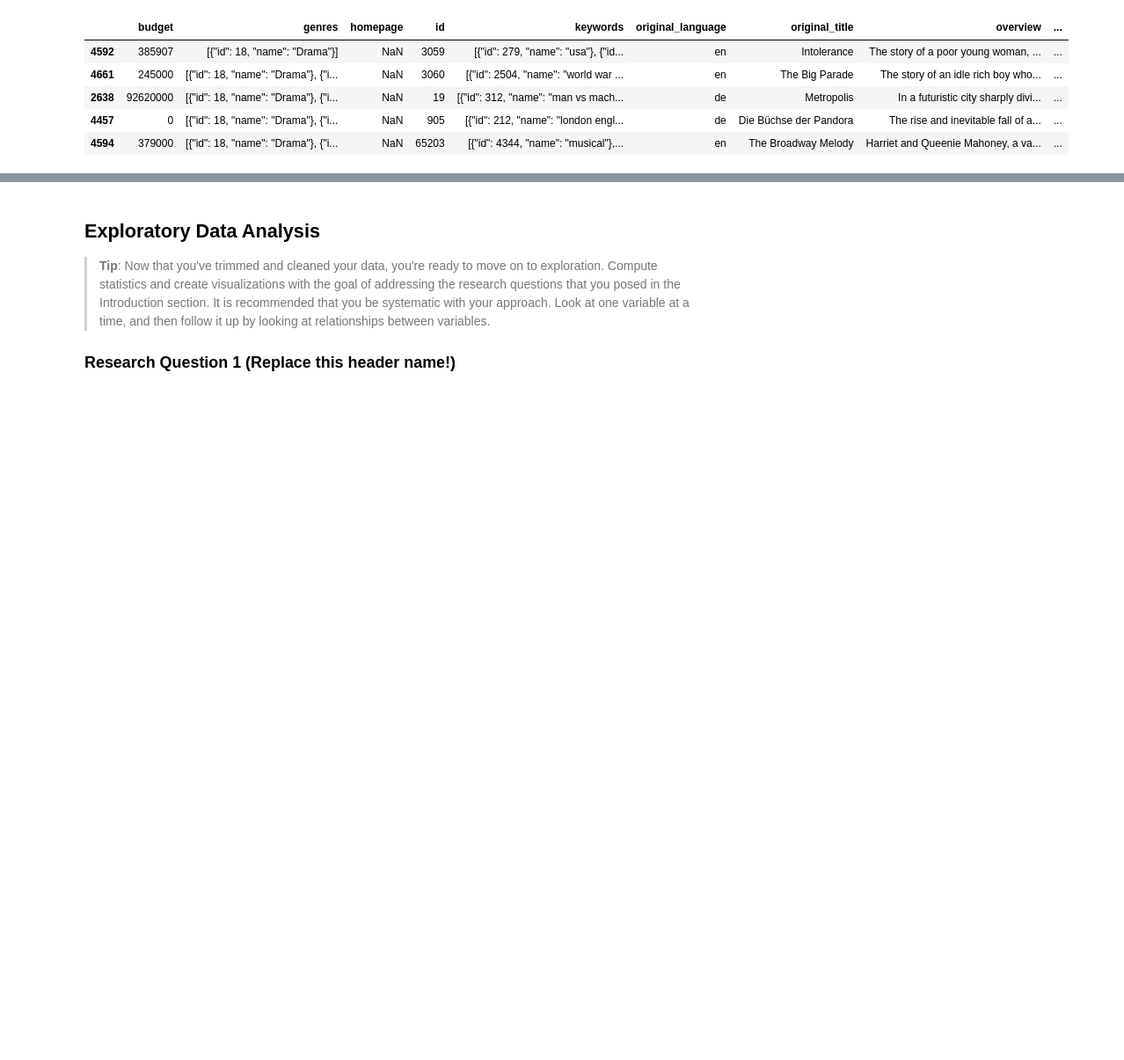
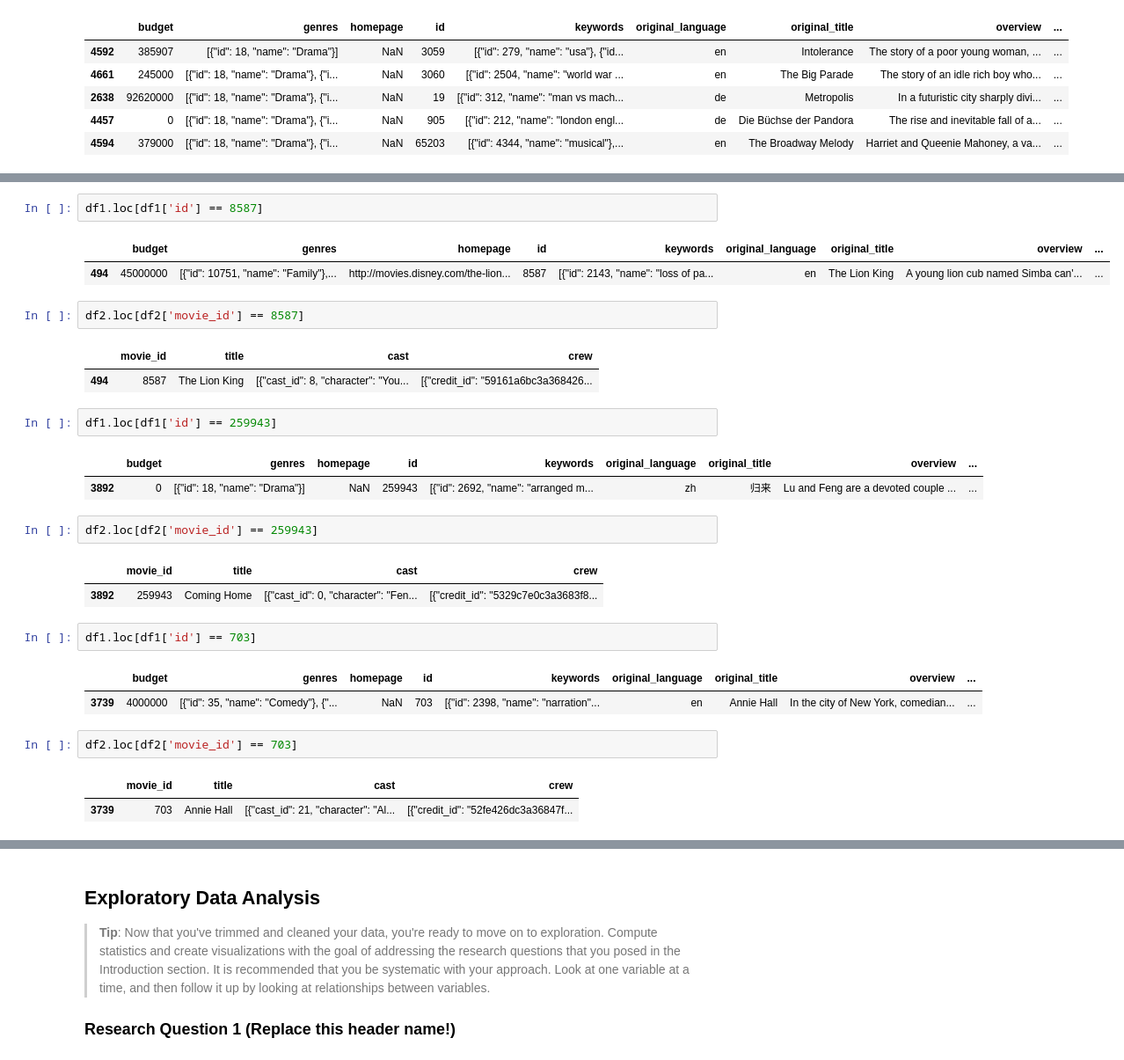
Before and after one commit to moscowjh/tmdb_dataset_analysis, a Jupyter notebook: investigate-a-dataset-template.ipynb, the cells around one changed output, grey strips where cells are left out. Shown at 88% size. Cells and saved outputs as stored; diff of their text form; blank space fills up the shorter version.

```diff
--- a/investigate-a-dataset-template.ipynb
+++ b/investigate-a-dataset-template.ipynb
@@ -182,0 +214,30 @@ It appears that the data in these two files are rather clean. Both files contain
+# %%
+df1.loc[df1['id'] == 8587]
+# %% [output]
+|  | budget | genres | homepage | id | keywords | original_language | original_title | overview | ... |
+| 494 | 45000000 | [{"id": 10751, "name": "Family"},... | http://movies.disney.com/the-lion... | 8587 | [{"id": 2143, "name": "loss of pa... | en | The Lion King | A young lion cub named Simba can'... | ... |
+# %%
+df2.loc[df2['movie_id'] == 8587]
+# %% [output]
+|  | movie_id | title | cast | crew |
+| 494 | 8587 | The Lion King | [{"cast_id": 8, "character": "You... | [{"credit_id": "59161a6bc3a368426... |
+# %%
+df1.loc[df1['id'] == 259943]
+# %% [output]
+|  | budget | genres | homepage | id | keywords | original_language | original_title | overview | ... |
+| 3892 | 0 | [{"id": 18, "name": "Drama"}] | NaN | 259943 | [{"id": 2692, "name": "arranged m... | zh | 归来 | Lu and Feng are a devoted couple ... | ... |
+# %%
+df2.loc[df2['movie_id'] == 259943]
+# %% [output]
+|  | movie_id | title | cast | crew |
+| 3892 | 259943 | Coming Home | [{"cast_id": 0, "character": "Fen... | [{"credit_id": "5329c7e0c3a3683f8... |
+# %%
+df1.loc[df1['id'] == 703]
+# %% [output]
+|  | budget | genres | homepage | id | keywords | original_language | original_title | overview | ... |
+| 3739 | 4000000 | [{"id": 35, "name": "Comedy"}, {"... | NaN | 703 | [{"id": 2398, "name": "narration"... | en | Annie Hall | In the city of New York, comedian... | ... |
+# %%
+df2.loc[df2['movie_id'] == 703]
+# %% [output]
+|  | movie_id | title | cast | crew |
+| 3739 | 703 | Annie Hall | [{"cast_id": 21, "character": "Al... | [{"credit_id": "52fe426dc3a36847f... |
```
Also changed, not shown: parts of 11 cells of this notebook.
